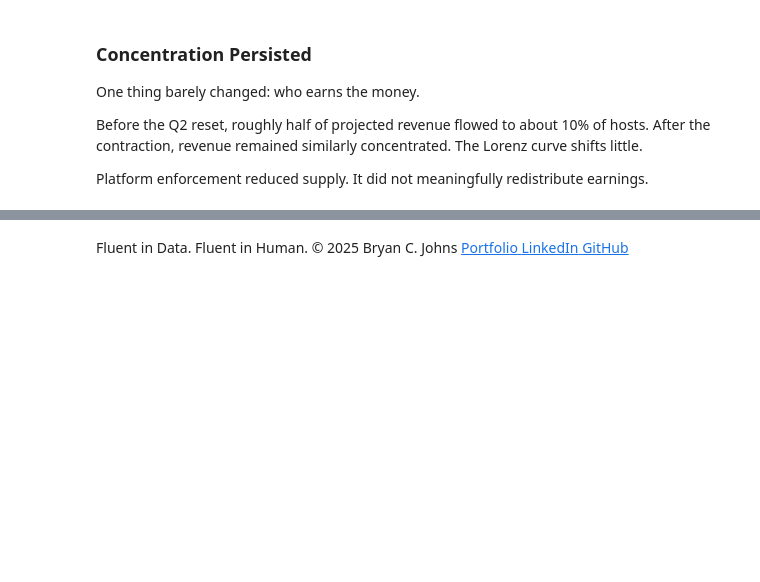
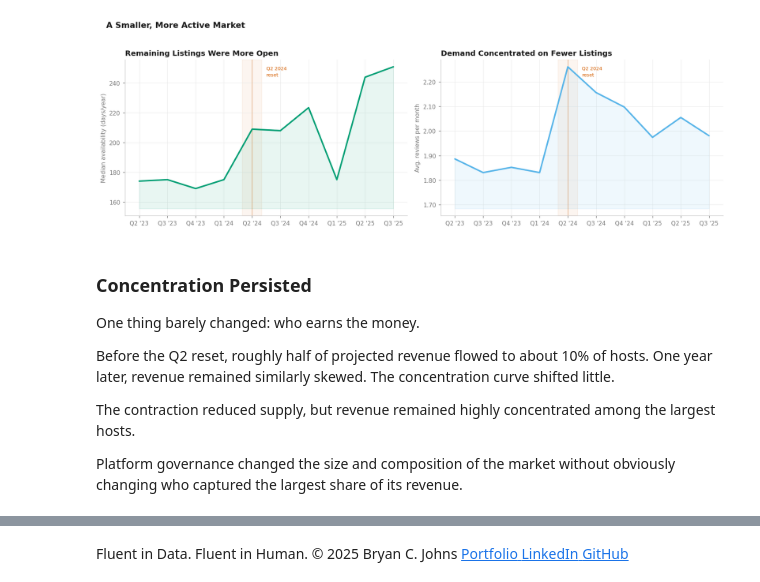
Before and after one commit to johbry17/Capital-Crashpad, a Jupyter notebook: notebooks/case_study.ipynb, the cells around one changed output, grey strips where cells are left out. Drawn from its saved outputs; the diff is of its cells as text; code cells hidden in the pictures; blank space fills up the shorter version.

```diff
--- a/notebooks/case_study.ipynb
+++ b/notebooks/case_study.ipynb
@@ -413,8 +627,83 @@ plt.show()
+# %%
+df_avail = pd.read_sql(
+    """
+    SELECT
+        quarter, quarter_index,
+        PERCENTILE_CONT(0.5) WITHIN GROUP (ORDER BY availability_365) AS median_avail
+    FROM listings_long
+    WHERE quarter >= '2023_Q2' AND quarter <= '2025_Q3'
+    GROUP BY quarter, quarter_index
+    ORDER BY quarter_index;
+""",
+    engine,
+)
+
+df_rev_rate = pd.read_sql(
+    """
+    SELECT
+        quarter, quarter_index,
+        AVG(reviews_per_month) AS avg_reviews
+    FROM reviews_summary
+    WHERE quarter >= '2023_Q2' AND quarter <= '2025_Q3'
+    GROUP BY quarter, quarter_index
+    ORDER BY quarter_index;
+""",
+    engine,
+)
+
+fig, axes = plt.subplots(1, 2, figsize=(13, 4.2))
+fig.suptitle(
+    "A Smaller, More Active Market",
+    x=0.02,
+    y=1.03,
+    ha="left",
+    fontsize=12,
+    fontweight="bold",
+    color=C["text"],
+)
+
+for ax, df_, col, color, title, ylabel in [
+    (
+        axes[0],
+        df_avail,
+        "median_avail",
+        C["green"],
+        "Remaining Listings Were More Open",
+        "Median availability (days/year)",
+    ),
+    (
+        axes[1],
+        df_rev_rate,
+        "avg_reviews",
+        C["sky"],
+        "Demand Concentrated on Fewer Listings",
+        "Avg. reviews per month",
+    ),
+]:
+    qs_ = df_["quarter"].tolist()
+    x_ = np.arange(len(qs_))
+    y_ = df_[col].values
+    ax.fill_between(x_, y_, y_.min() * 0.92, alpha=0.09, color=color, zorder=1)
+    ax.plot(x_, y_, color=color, lw=2.2, solid_capstyle="round", zorder=3)
+    set_q_ticks(ax, qs_)
+    ax.set_xlim(-0.5, len(qs_) - 0.5)
+    mark_event(ax, qs_)
+    polish(ax, title, ylabel=ylabel)
+
+axes[0].yaxis.set_major_formatter(mticker.FuncFormatter(lambda v, _: f"{int(v)}"))
+axes[1].yaxis.set_major_formatter(mticker.FuncFormatter(lambda v, _: f"{v:.2f}"))
+
+plt.tight_layout()
+plt.show()
+# %% [output]
+[figure, added]
 # %% [markdown]
 ### Concentration Persisted
 
 One thing barely changed: who earns the money.
 
-Before the Q2 reset, roughly half of projected revenue flowed to about 10% of hosts. After the contraction, revenue remained similarly concentrated. The Lorenz curve shifts little.
+Before the Q2 reset, roughly half of projected revenue flowed to about 10% of hosts. One year later, revenue remained similarly skewed. The concentration curve shifted little.
 
-Platform enforcement reduced supply. It did not meaningfully redistribute earnings.
+The contraction reduced supply, but revenue remained highly concentrated among the largest hosts.
+
+Platform governance changed the size and composition of the market without obviously changing who captured the largest share of its revenue.
```
Also changed, not shown: parts of 22 cells of this notebook, 3 other files.
